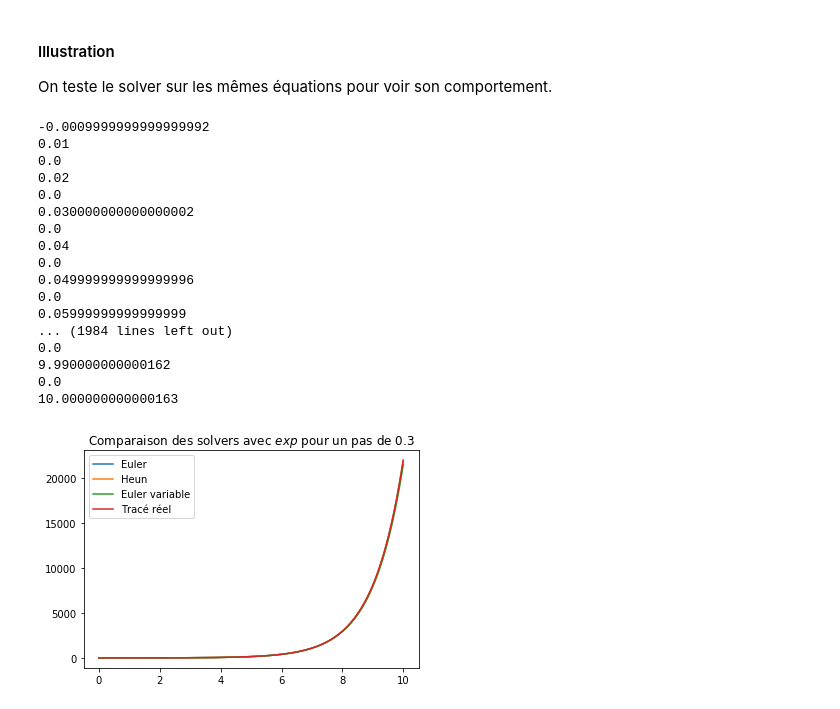
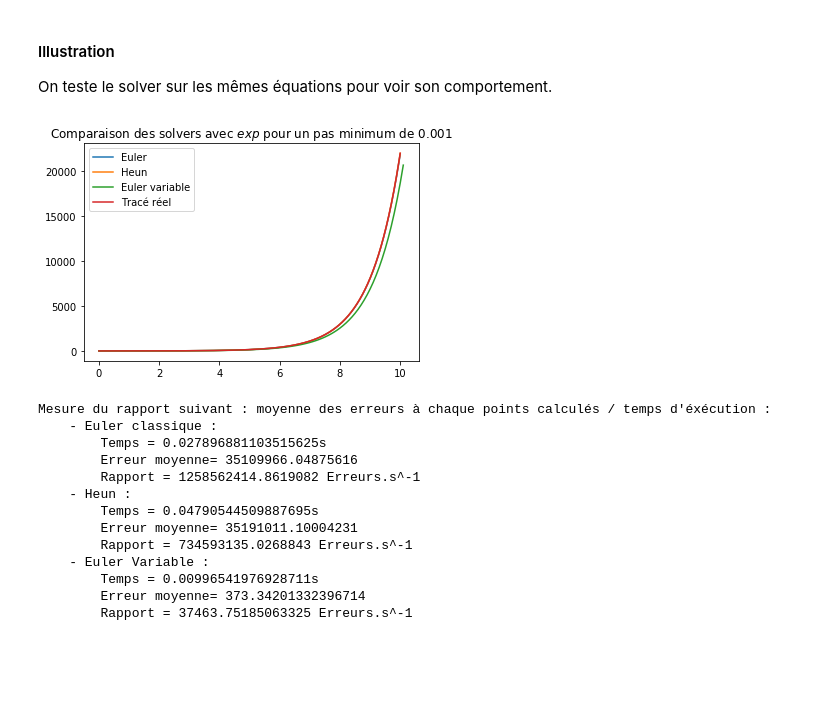
Before and after one commit to LauraGarda/Projet_ED2, a Jupyter notebook: Projet_ED2.ipynb, the cells around one changed output. Drawn from its saved outputs; the diff is of its cells as text; code cells hidden in the pictures; blank space fills up the shorter version.

Commit message:
Comparaison finale + diagrammes ok

```diff
--- a/Projet_ED2.ipynb
+++ b/Projet_ED2.ipynb
@@ -346,32 +346,51 @@ On teste le solver sur les mêmes équations pour voir son comportement.
 # %%
 #Exponentielle sur [0;5]
 t0, x0, tf, dt = 0, np.array([1]), 10, 10**-3
+from time import time
+t1 = time()
 T1, X1 = solve_euler_explicit(lambda x: x, x0, dt, tf)
+
+t2 = time()
 T2, X2 = solve_heun(lambda x: x, x0, dt, tf)
-T3, X3 = solve_ivp_euler_explicit_variable_step(lambda x: x, t0, x0, tf, dt, 10*dt, 1)
+
+t3 = time()
+T3, X3 = solve_ivp_euler_explicit_variable_step(lambda x: x, t0, x0, tf, dt, 100*dt, 0.1)
+T3, X3 = T3[:,0],X3[0,:]
+tfin = time()
+
 plt.plot(T1,X1, label="Euler")
 plt.plot(T2,X2, label="Heun")
-plt.plot(T3[:,0],X3[0,:], label="Euler variable")
+plt.plot(T3,X3, label="Euler variable")
 plt.plot(T1,np.exp(T1), label="Tracé réel")
-plt.title("Comparaison des solvers avec $exp$ pour un pas de 0.3")
+plt.title(f"Comparaison des solvers avec $exp$ pour un pas minimum de {dt}")
 plt.legend()
 plt.show()
+
+print("Mesure du rapport suivant : moyenne des erreurs à chaque points calculés / temps d'éxécution :")
+print(f"    - Euler classique :")
+print(f"        Temps = {t2-t1}s")
+print(f"        Erreur moyenne= {sum(abs(np.exp(T1)-X1))/len(T1)}")
+print(f"        Rapport = {sum(abs(np.exp(T1)-X1))/(t2-t1)/len(T1)} Erreurs.s^-1")
+print(f"    - Heun :")
+print(f"        Temps = {t3-t2}s")
+print(f"        Erreur moyenne= {sum(abs(np.exp(T2)-X2))/len(T2)}")
+print(f"        Rapport = {sum(abs(np.exp(T2)-X2))/(t3-t2)/len(T2)} Erreurs.s^-1")
+print(f"    - Euler Variable :")
+print(f"        Temps = {tfin-t3}s")
+print(f"        Erreur moyenne= {sum(abs(np.exp(T3)-X3))/len(T3)}")
+print(f"        Rapport = {sum(abs(np.exp(T3)-X3))/(tfin-t3)/len(T3)} Erreurs.s^-1")
 # %% [output]
+[figure, new version]
--0.0009999999999999992
-0.01
-0.0
-0.02
-0.0
-0.030000000000000002
-0.0
-0.04
-0.0
-0.049999999999999996
-0.0
-0.05999999999999999
-... (1984 lines left out)
-0.0
-9.990000000000162
-0.0
-10.000000000000163
+Mesure du rapport suivant : moyenne des erreurs à chaque points calculés / temps d'éxécution :
+    - Euler classique :
+        Temps = 0.027896881103515625s
+        Erreur moyenne= 35109966.04875616
+        Rapport = 1258562414.8619082 Erreurs.s^-1
+    - Heun :
+        Temps = 0.04790544509887695s
+        Erreur moyenne= 35191011.10004231
+        Rapport = 734593135.0268843 Erreurs.s^-1
+    - Euler Variable :
+        Temps = 0.00996541976928711s
+        Erreur moyenne= 373.34201332396714
+        Rapport = 37463.75185063325 Erreurs.s^-1
-[figure, old version]
```
Also changed, not shown: parts of 4 cells of this notebook.
